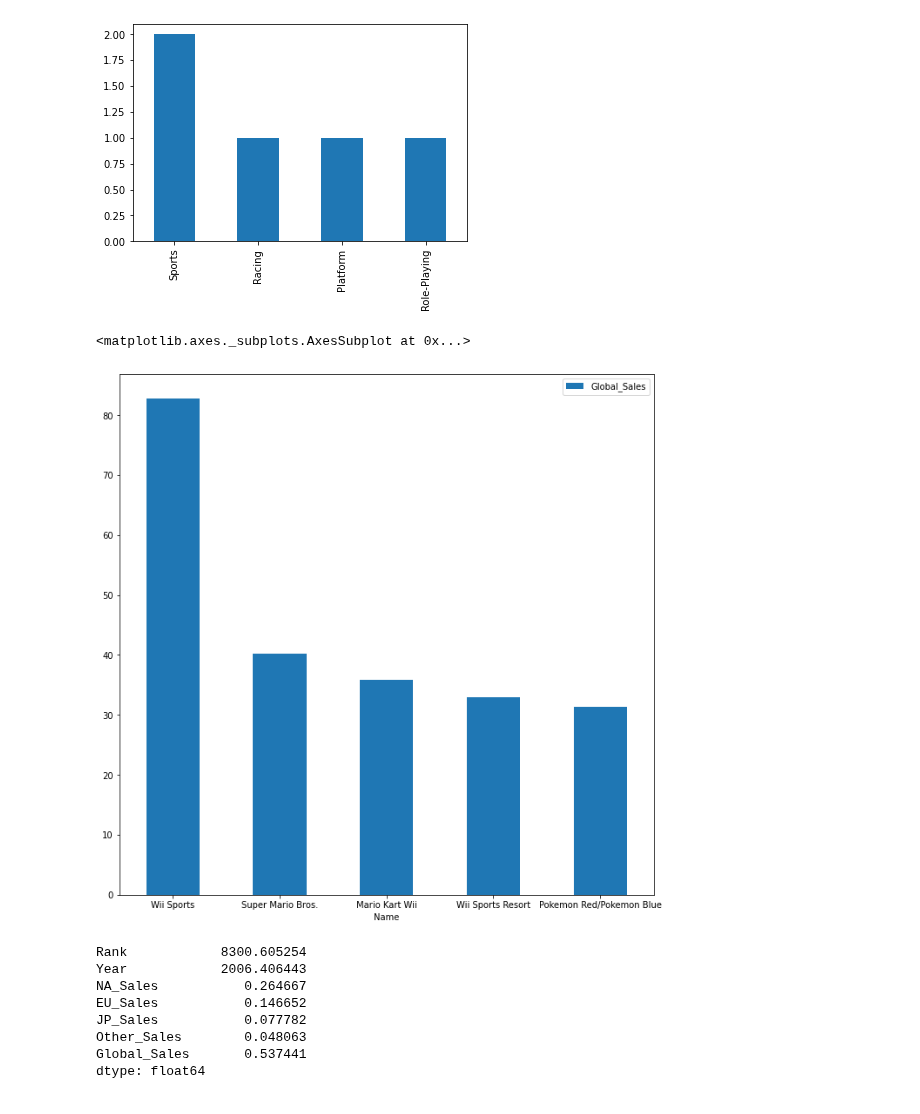
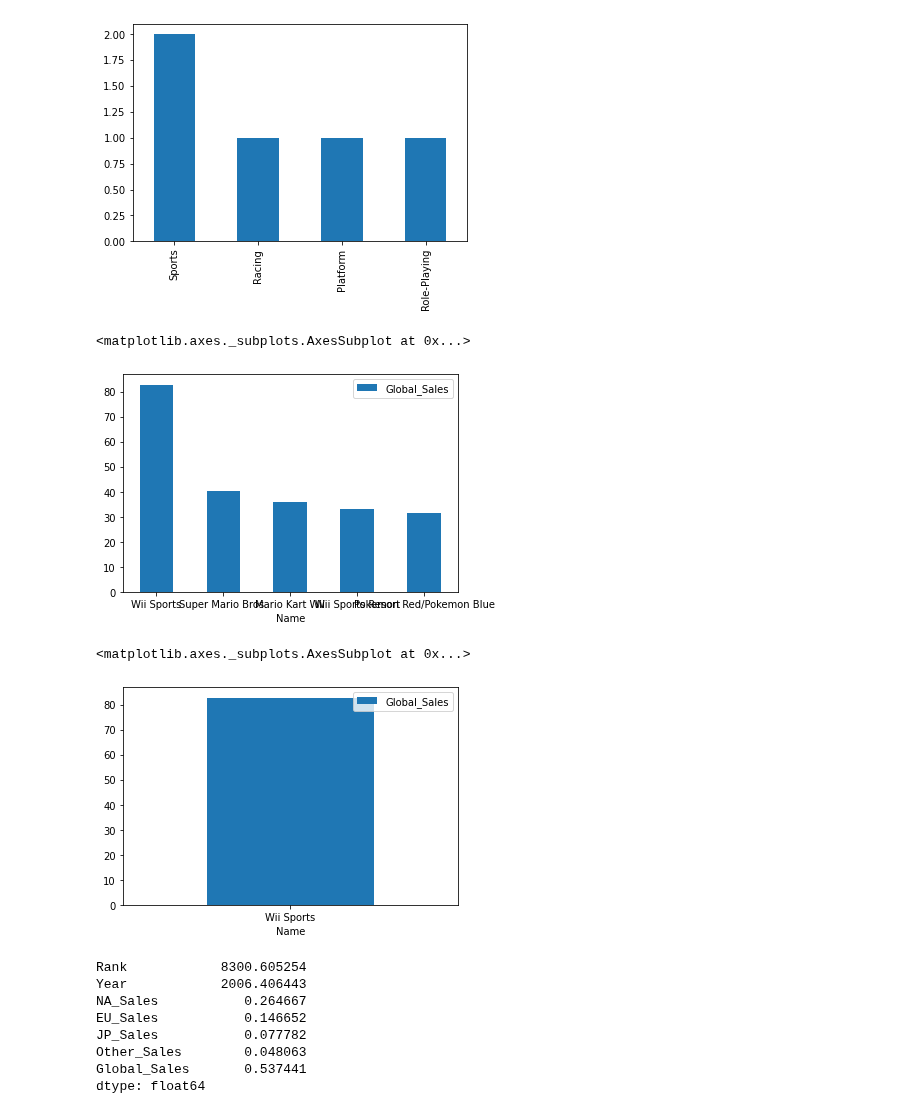
Before and after one commit to Ali-Kazmi/Video_game_sales, a Jupyter notebook: peiyingAIweek2.ipynb, the cells around one changed output. Cells and saved outputs as stored; diff of their text form; code cells hidden in the pictures.

Commit message:
(students made more charts)

```diff
--- a/peiyingAIweek2.ipynb
+++ b/peiyingAIweek2.ipynb
@@ -36,10 +36,15 @@ DF['Genre'].head().value_counts().plot(kind='bar')
 <matplotlib.axes._subplots.AxesSubplot at 0x...>
 [figure]
 # %%
-DF.head().plot.bar(x='Name', y='Global_Sales', rot=0,figsize=(11,11))
+DF.head().plot.bar(x='Name', y='Global_Sales', rot=0)
 # %% [output]
 <matplotlib.axes._subplots.AxesSubplot at 0x...>
-[figure, old version]
+[figure, new version]
+# %%
+DF.head(1).plot.bar(x='Name', y='Global_Sales', rot=0)
+# %% [output]
+<matplotlib.axes._subplots.AxesSubplot at 0x...>
+[figure, added]
 # %%
 DF.mean()
 # %% [output]
```
Also changed, not shown: parts of 3 cells of this notebook.
